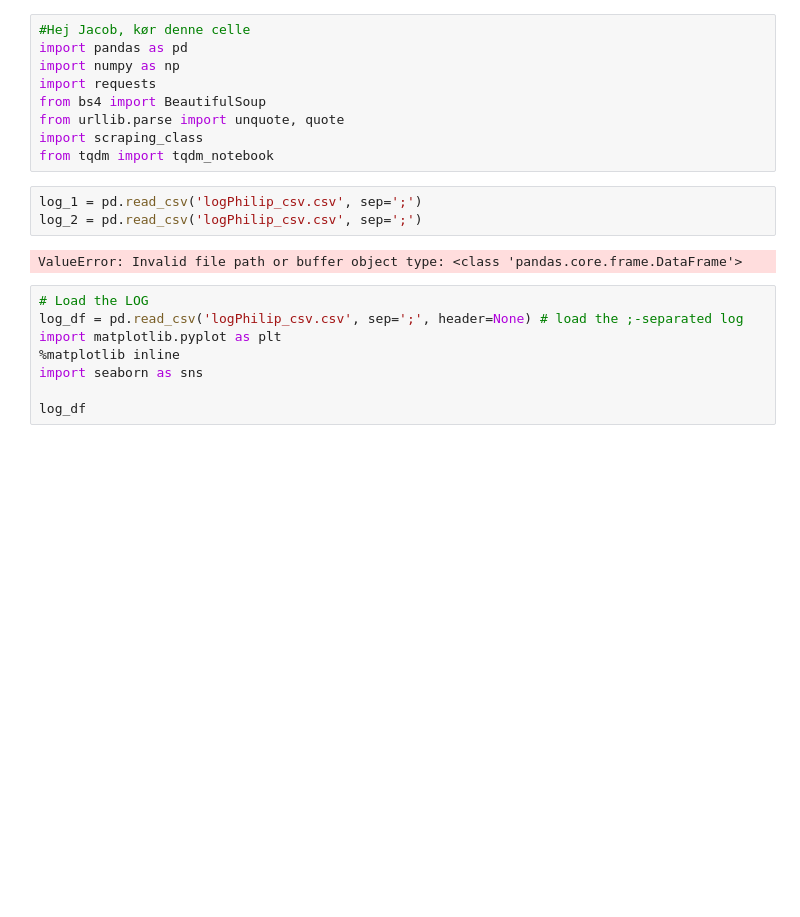
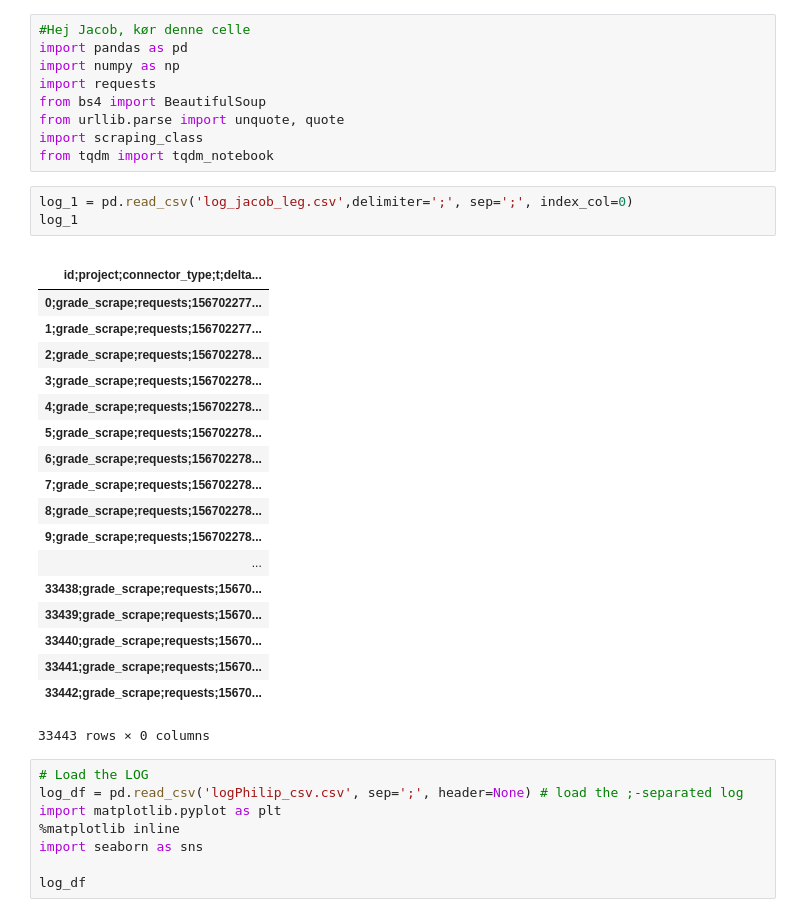
Before and after one commit to tnv875/Group18-NoTeeth, a Jupyter notebook: Exam project/Jacob legemappe/Jacob-log-leg.ipynb, the cells around one changed output. Cells and saved outputs as stored; diff of their text form; blank space fills up the shorter version.

```diff
--- a/Exam project/Jacob legemappe/Jacob-log-leg.ipynb
+++ b/Exam project/Jacob legemappe/Jacob-log-leg.ipynb
@@ -8,10 +8,28 @@ from urllib.parse import unquote, quote
 import scraping_class
 from tqdm import tqdm_notebook
 # %%
-log_1 = pd.read_csv('logPhilip_csv.csv', sep=';')
-log_2 = pd.read_csv('logPhilip_csv.csv', sep=';')
+log_1 = pd.read_csv('log_jacob_leg.csv',delimiter=';', sep=';', index_col=0)
+log_1
 # %% [output]
+|  |
+| id;project;connector_type;t;delta... |
+| 0;grade_scrape;requests;156702277... |
+| 1;grade_scrape;requests;156702277... |
+| 2;grade_scrape;requests;156702278... |
+| 3;grade_scrape;requests;156702278... |
+| 4;grade_scrape;requests;156702278... |
+| 5;grade_scrape;requests;156702278... |
+| 6;grade_scrape;requests;156702278... |
+| 7;grade_scrape;requests;156702278... |
+| 8;grade_scrape;requests;156702278... |
+| 9;grade_scrape;requests;156702278... |
+| ... |
+| 33438;grade_scrape;requests;15670... |
+| 33439;grade_scrape;requests;15670... |
+| 33440;grade_scrape;requests;15670... |
+| 33441;grade_scrape;requests;15670... |
+| 33442;grade_scrape;requests;15670... |
-ValueError: Invalid file path or buffer object type: <class 'pandas.core.frame.DataFrame'>
+33443 rows × 0 columns
 # %%
 # Load the LOG
 log_df = pd.read_csv('logPhilip_csv.csv', sep=';', header=None) # load the ;-separated log
```
Also changed, not shown: 1 other file.
